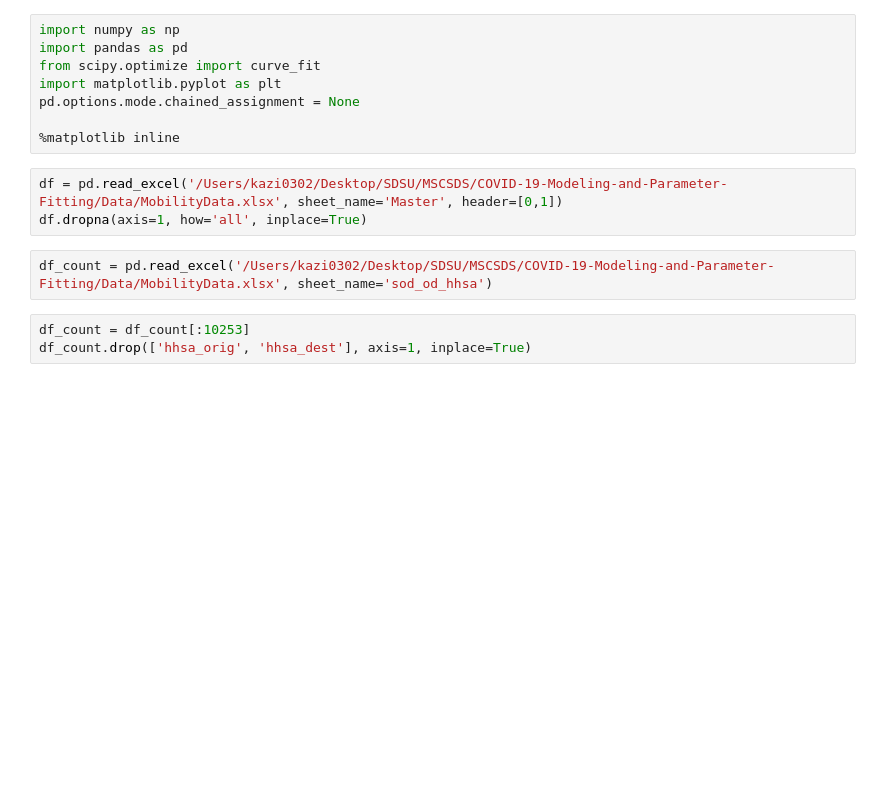
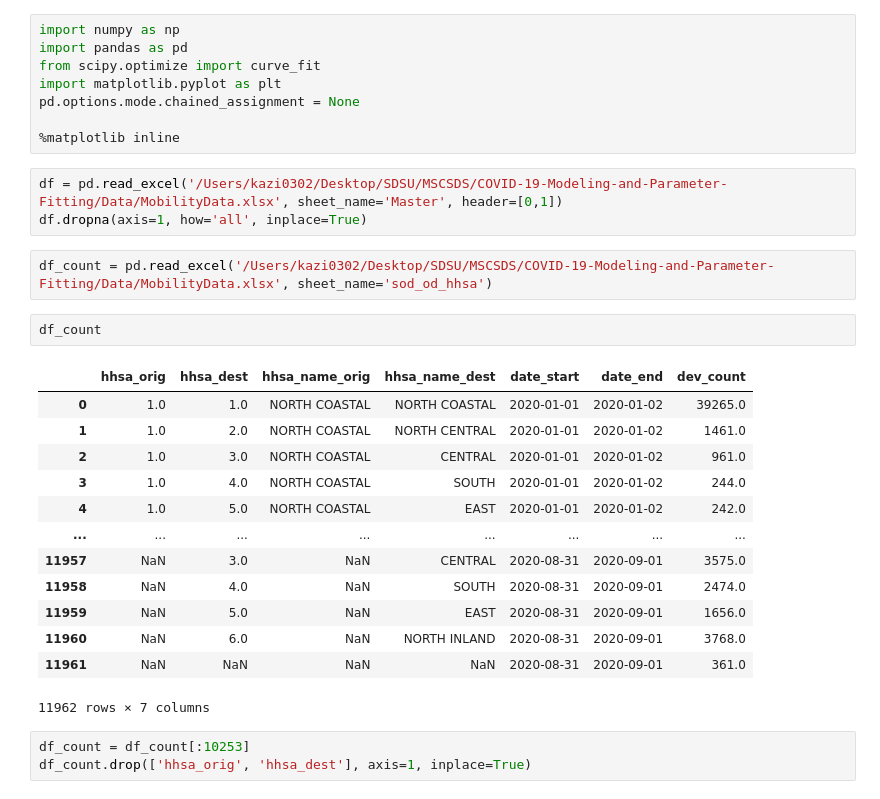
Before and after one commit to kazi0302/COVID-19-Modeling-and-Parameter-Fitting, a Jupyter notebook: Data/mobility.ipynb, the cells around one changed output. Saved outputs shown, nothing was run; the diff lists cells and outputs as text; blank space fills up the shorter version.

```diff
--- a/Data/mobility.ipynb
+++ b/Data/mobility.ipynb
@@ -11,6 +11,22 @@ df = pd.read_excel('/Users/kazi0302/Desktop/SDSU/MSCSDS/COVID-19-Modeling-and-Pa
 df.dropna(axis=1, how='all', inplace=True)
 # %%
 df_count = pd.read_excel('/Users/kazi0302/Desktop/SDSU/MSCSDS/COVID-19-Modeling-and-Parameter-Fitting/Data/MobilityData.xlsx', sheet_name='sod_od_hhsa')
+# %%
+df_count
+# %% [output]
+|  | hhsa_orig | hhsa_dest | hhsa_name_orig | hhsa_name_dest | date_start | date_end | dev_count |
+| 0 | 1.0 | 1.0 | NORTH COASTAL | NORTH COASTAL | 2020-01-01 | 2020-01-02 | 39265.0 |
+| 1 | 1.0 | 2.0 | NORTH COASTAL | NORTH CENTRAL | 2020-01-01 | 2020-01-02 | 1461.0 |
+| 2 | 1.0 | 3.0 | NORTH COASTAL | CENTRAL | 2020-01-01 | 2020-01-02 | 961.0 |
+| 3 | 1.0 | 4.0 | NORTH COASTAL | SOUTH | 2020-01-01 | 2020-01-02 | 244.0 |
+| 4 | 1.0 | 5.0 | NORTH COASTAL | EAST | 2020-01-01 | 2020-01-02 | 242.0 |
+| ... | ... | ... | ... | ... | ... | ... | ... |
+| 11957 | NaN | 3.0 | NaN | CENTRAL | 2020-08-31 | 2020-09-01 | 3575.0 |
+| 11958 | NaN | 4.0 | NaN | SOUTH | 2020-08-31 | 2020-09-01 | 2474.0 |
+| 11959 | NaN | 5.0 | NaN | EAST | 2020-08-31 | 2020-09-01 | 1656.0 |
+| 11960 | NaN | 6.0 | NaN | NORTH INLAND | 2020-08-31 | 2020-09-01 | 3768.0 |
+| 11961 | NaN | NaN | NaN | NaN | 2020-08-31 | 2020-09-01 | 361.0 |
+11962 rows × 7 columns
 # %%
 df_count = df_count[:10253]
 df_count.drop(['hhsa_orig', 'hhsa_dest'], axis=1, inplace=True)
```
Also changed, not shown: parts of 14 cells of this notebook, 4 other files.
